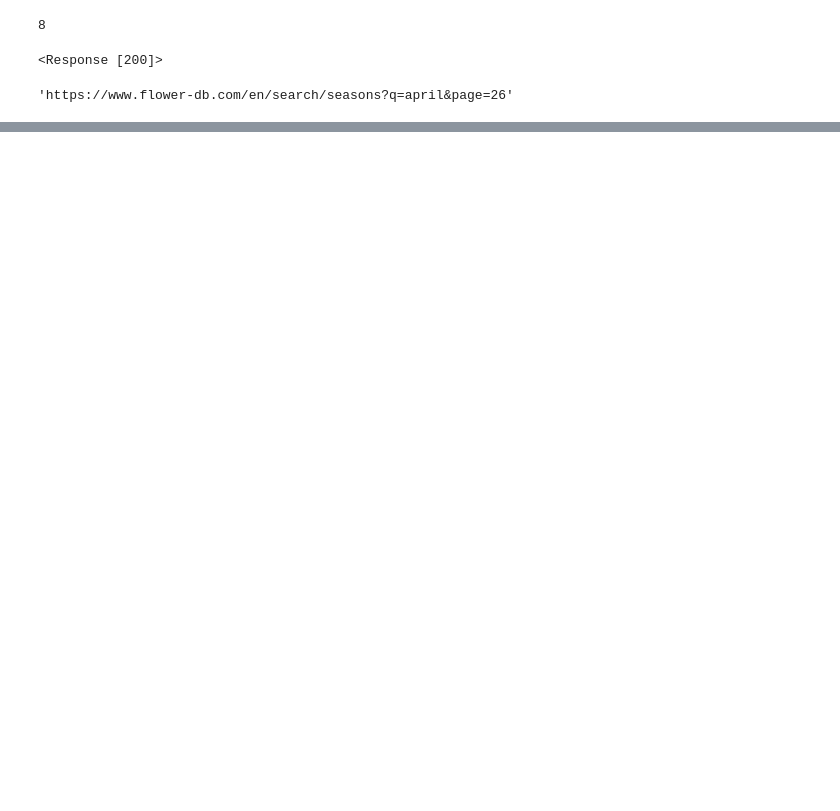
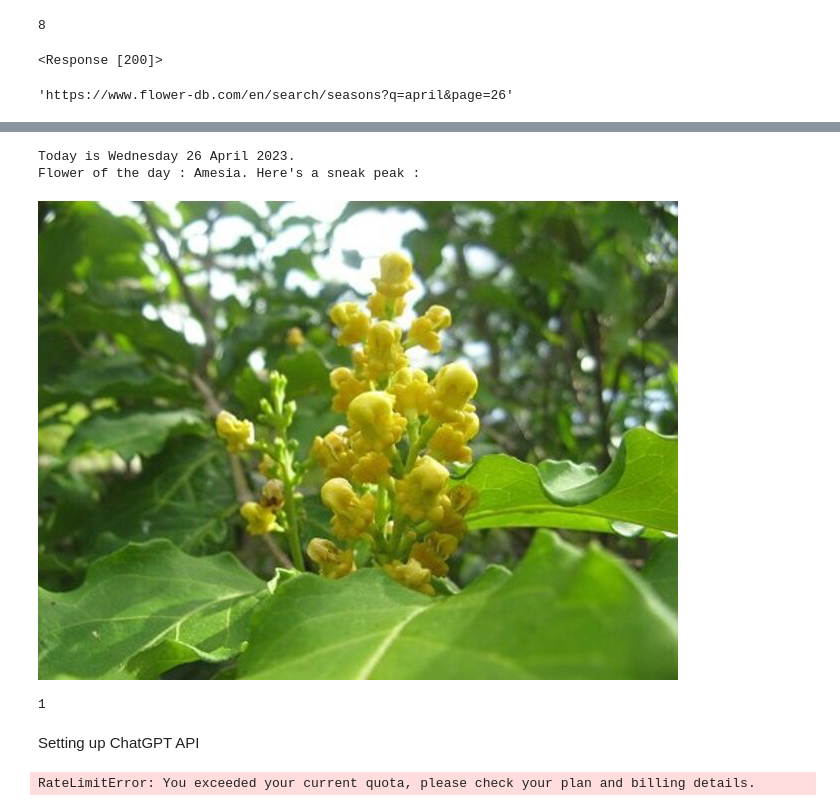
Before and after one commit to oussamachaib/daily-flower, a Jupyter notebook: draft.ipynb, the cells around one changed output, grey strips where cells are left out. Cells and saved outputs as stored; diff of their text form; code cells hidden in the pictures; blank space fills up the shorter version.

```diff
--- a/draft.ipynb
+++ b/draft.ipynb
@@ -251,0 +309,2 @@ url
+# %%
+soup = BeautifulSoup(str(link))
@@ -251,0 +333,3 @@ url
+# %%
+a = soup()
+type(a)
@@ -251,0 +338,4 @@ url
+# %%
+for a in soup():
+    if bool(a.attrs) != 0:
+        print(a.attrs['alt'].title().lstrip())
@@ -251,0 +361,4 @@ url
+# %%
+for a in soup():
+    if bool(a.attrs) != 0:
+        print(a.attrs['src'])
@@ -251,0 +384,40 @@ url
+# %%
+species_name = [a.attrs['alt'].title().lstrip() for a in soup() if bool(a.attrs) != 0]
+species_url = [a.attrs['src'] for a in soup() if bool(a.attrs) != 0]
+
+daily_id = int(day)%len(species_name)
+daily_flower_name = species_name[daily_id]
+daily_flower_url = species_url[daily_id]
+
+response = requests.get(str(daily_flower_url))
+img = Image.open(BytesIO(response.content))
+
+print(f"Today is {weekday} {day} {month} {year}.")
+print(f"Flower of the day : {daily_flower_name}. Here's a sneak peak : ")
+display(img)
+# %% [output]
+Today is Wednesday 26 April 2023.
+Flower of the day : Amesia. Here's a sneak peak :
+[figure, added]
+# %%
+len(species)
+# %% [output]
+1
+# %% [markdown]
+Setting up ChatGPT API
+# %%
+import os
+import openai
+
+openai.api_key = "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"
+
+completion = openai.ChatCompletion.create(
+  model="gpt-3.5-turbo",
+  messages=[
+    {"role": "user", "content": "What is 1+1 equal to?"}
+  ]
+)
+
+print(completion.choices[0].message.content)
+# %% [output]
+RateLimitError: You exceeded your current quota, please check your plan and billing details.
```
Also changed, not shown: parts of 27 cells of this notebook, 1 other file.
